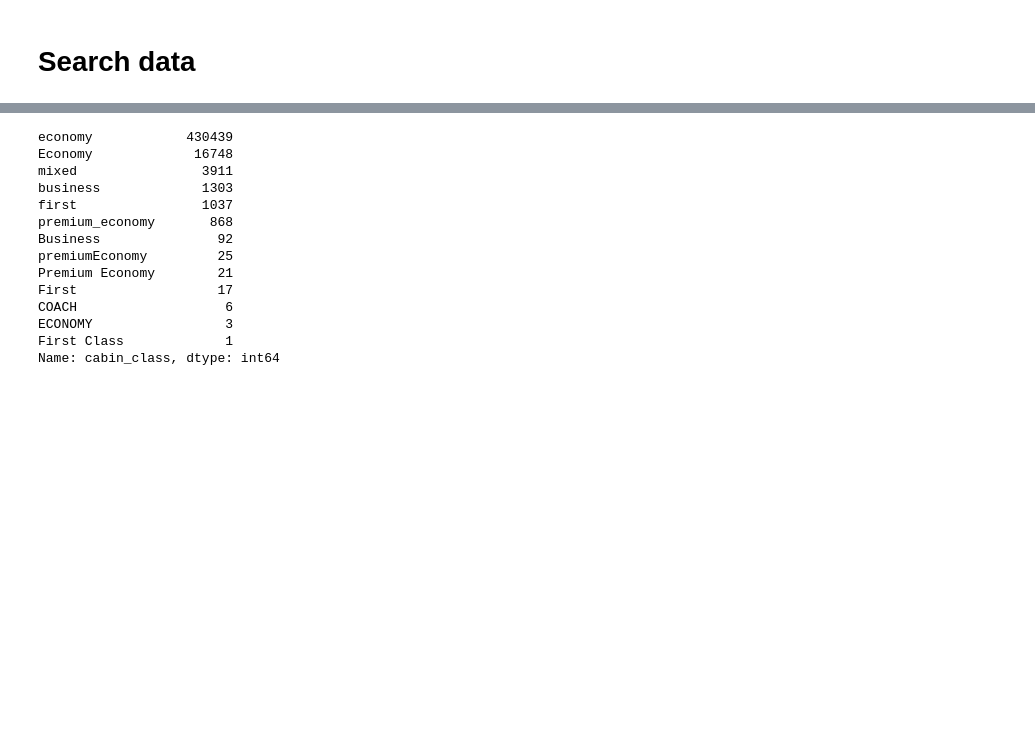
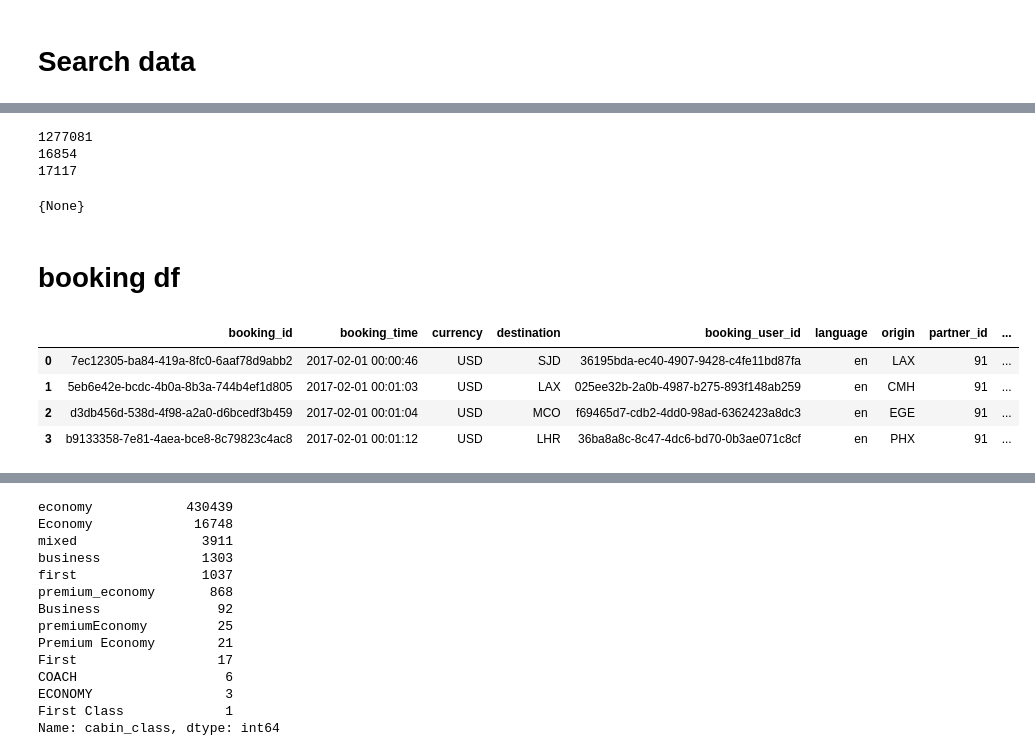
Before and after one commit to amajewski5c/airfare_predictions, a Jupyter notebook: fares.ipynb, the cells around one changed output, grey strips where cells are left out. Cells and saved outputs as stored; diff of their text form; code cells hidden in the pictures; blank space fills up the shorter version.

```diff
--- a/fares.ipynb
+++ b/fares.ipynb
@@ -18,0 +31,17 @@ sdf.head(3)
+# %%
+{print(len(df)) for df in [sdf,bdf,sdf[sdf.session_id.isin(bdf.session_id)]]}
+# %% [output]
+1277081
+16854
+17117
+{None}
+# %% [markdown]
+# booking df
+# %%
+bdf.head(4)
+# %% [output]
+|  | booking_id | booking_time | currency | destination | booking_user_id | language | origin | partner_id | ... |
+| 0 | 7ec12305-ba84-419a-8fc0-6aaf78d9abb2 | 2017-02-01 00:00:46 | USD | SJD | 36195bda-ec40-4907-9428-c4fe11bd87fa | en | LAX | 91 | ... |
+| 1 | 5eb6e42e-bcdc-4b0a-8b3a-744b4ef1d805 | 2017-02-01 00:01:03 | USD | LAX | 025ee32b-2a0b-4987-b275-893f148ab259 | en | CMH | 91 | ... |
+| 2 | d3db456d-538d-4f98-a2a0-d6bcedf3b459 | 2017-02-01 00:01:04 | USD | MCO | f69465d7-cdb2-4dd0-98ad-6362423a8dc3 | en | EGE | 91 | ... |
+| 3 | b9133358-7e81-4aea-bce8-8c79823c4ac8 | 2017-02-01 00:01:12 | USD | LHR | 36ba8a8c-8c47-4dc6-bd70-0b3ae071c8cf | en | PHX | 91 | ... |
```
Also changed, not shown: parts of 7 cells of this notebook.
